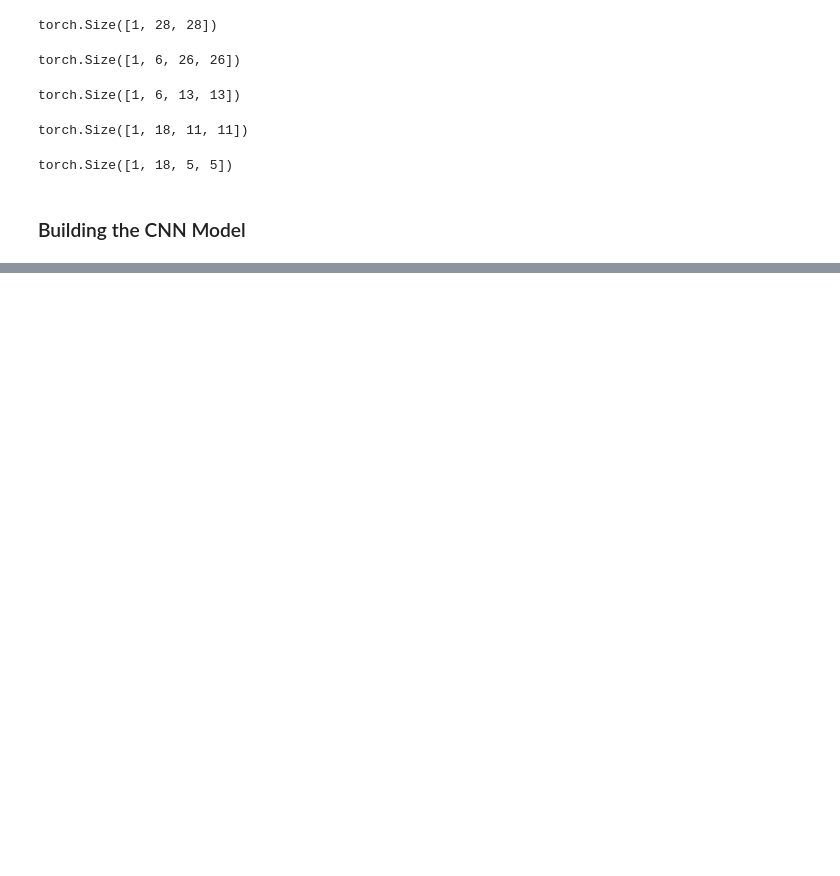
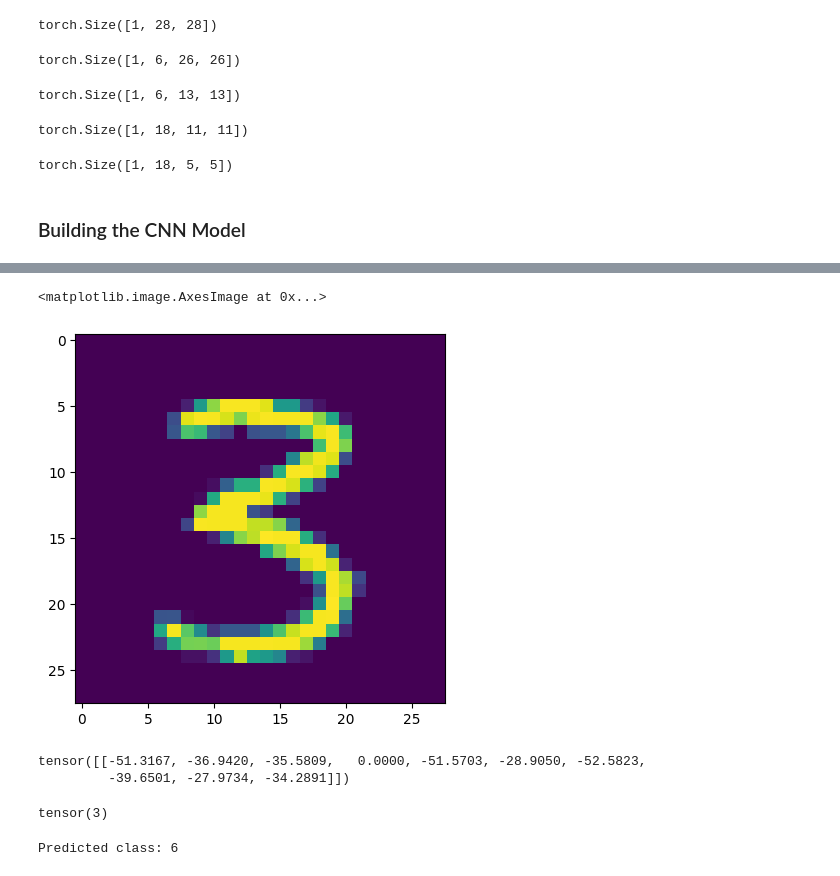
Before and after one commit to sgupt1802/MyTorchTuts, a Jupyter notebook: CNN_MNIST.ipynb, the cells around one changed output, grey strips where cells are left out. Drawn from its saved outputs; the diff is of its cells as text; code cells hidden in the pictures; blank space fills up the shorter version.

```diff
--- a/CNN_MNIST.ipynb
+++ b/CNN_MNIST.ipynb
@@ -173,0 +343,5 @@ optimizer=torch.optim.Adam(model.parameters(),lr=0.001)
+# %%
+plt.imshow(test_data[3484][0].reshape(28,28))
+# %% [output]
+<matplotlib.image.AxesImage at 0x...>
+[figure, added]
@@ -173,0 +353,30 @@ optimizer=torch.optim.Adam(model.parameters(),lr=0.001)
+# %%
+new_prediction
+# %% [output]
+tensor([[-51.3167, -36.9420, -35.5809,   0.0000, -51.5703, -28.9050, -52.5823,
+         -39.6501, -27.9734, -34.2891]])
+# %%
+new_prediction.argmax()
+# %% [output]
+tensor(3)
+# %%
+### predicting any downloaded image after applying transformations
+from PIL import Image
+import torch
+import torchvision.transforms as transforms
+
+# Resize the image to 28x28 and convert to grayscale
+image = Image.open("download4.png").convert("L")
+image = image.resize((28, 28))
+
+transform = transforms.ToTensor()
+image_tensor = transform(image)
+
+model.eval()
+with torch.no_grad():
+    output = model(image_tensor.unsqueeze(0))  # Add batch dimension
+
+predicted_class = torch.argmax(output).item()
+print("Predicted class:", predicted_class)
+# %% [output]
+Predicted class: 6
```
Also changed, not shown: parts of 12 cells of this notebook.
